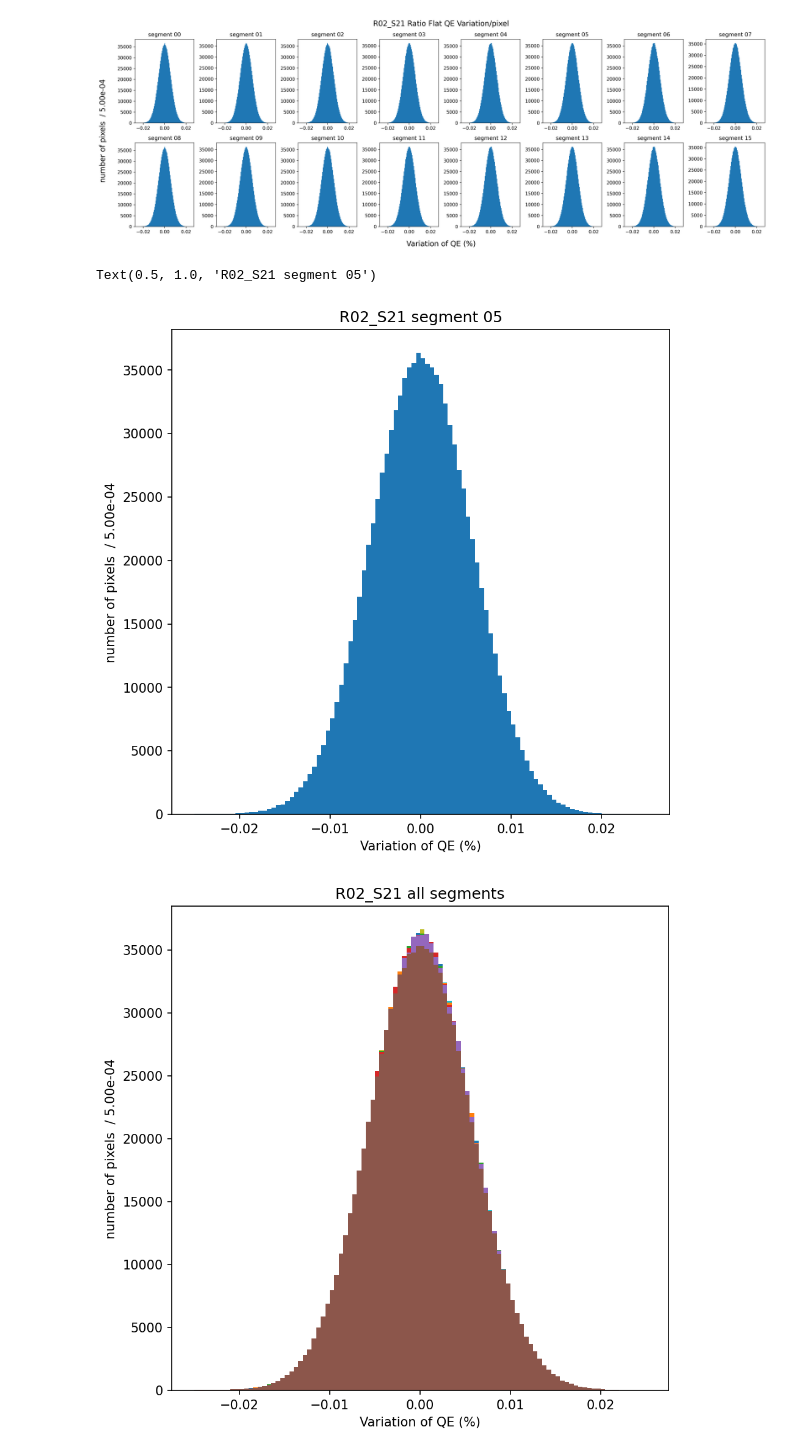
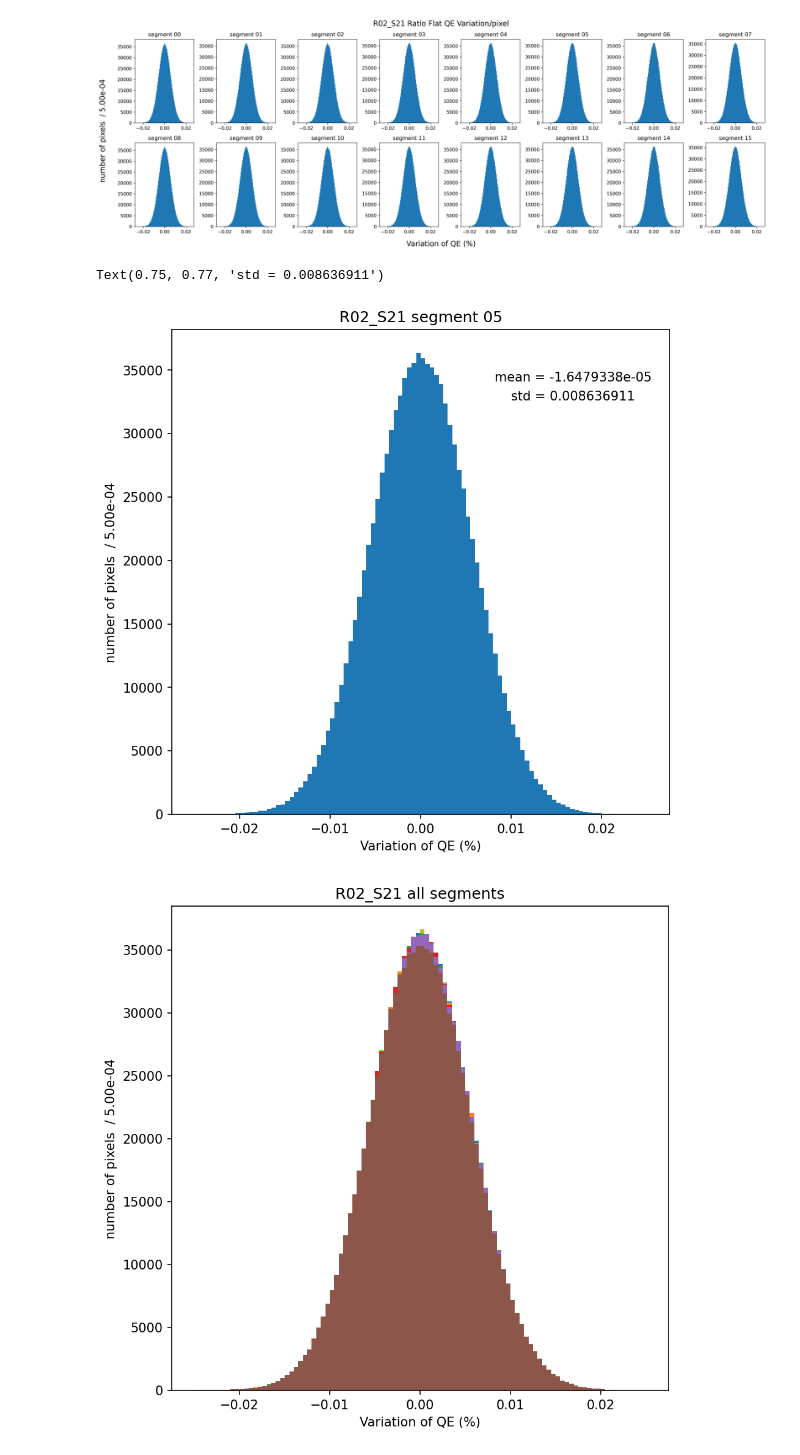
Before and after one commit to youtsumi/summer_research_2020, a Jupyter notebook: RED_full_sensor_flat.ipynb, the cells around one changed output. Cells and saved outputs as stored; diff of their text form; code cells hidden in the pictures.

Commit message:
update histogram with mean/std

```diff
--- a/RED_full_sensor_flat.ipynb
+++ b/RED_full_sensor_flat.ipynb
@@ -380,33 +380,29 @@ plt.show()
 # %%
 # Histogram of the value of each pixel in the top row, 3rd sensor from the left of the ratio plot (SO SEGMENT 05)
 # x-axis: value (QE)
 # y-axis: number of pixels
 # pick a binning for the x-axis so you can see the distribution ??
 
 
 
 fig, axs = pylab.subplots(figsize=(7,7),dpi=150)
 
 # which object/variable has the QE data for each pixel?
 
 
 x = (normedimg_bot[2] - red_bot[2]) / red_bot[2]
 
 
 pylab.hist(x.flat, bins=bins)           # A histogram displays numerical data by grouping data into "bins" of equal width.
 pylab.xlabel("Variation of QE (%)")         # Each bin is plotted as a bar whose height corresponds to how many data points are in that bin. Bins are also sometimes called "intervals", "classes", or "buckets".
 pylab.ylabel("number of pixels  / %.2e" % width)
 pylab.title('R02_S21 segment 05')
 
-
-
-# don't need to loop over all values ... python stinks at loops, python makes it easy to get started but when you run things it makes it do more work for every step of the loop
-# x passed in 2000 1D arrays (one for each row of amp), x.flat gets rid of rows shows data from whole amp
-# 35,000 should be close to total num pixels
-# fractional difference, difference expressed in terms of a value (red here) ... shift center of plot to zero, then change width plot to a fraction
+fig.text(0.75, 0.8, "mean = " + str(x.mean()), ha='center', fontsize=10)
+fig.text(0.75, 0.77, "std = " + str(x.std()), ha ='center', fontsize=10)
 # %% [output]
-Text(0.5, 1.0, 'R02_S21 segment 05')
+Text(0.75, 0.77, 'std = 0.008636911')
-[figure, old version]
+[figure, new version]
 # %%
 
 fig, axs = pylab.subplots(figsize=(7,7),dpi=150)
```
Also changed, not shown: parts of 3 cells of this notebook.
